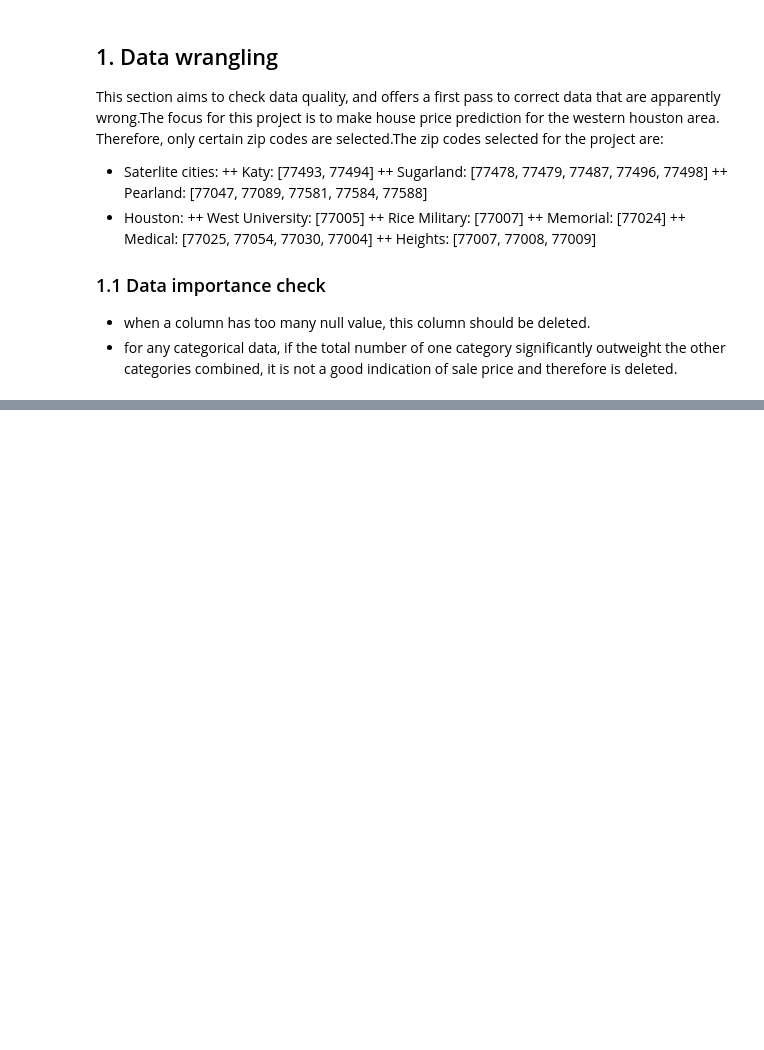
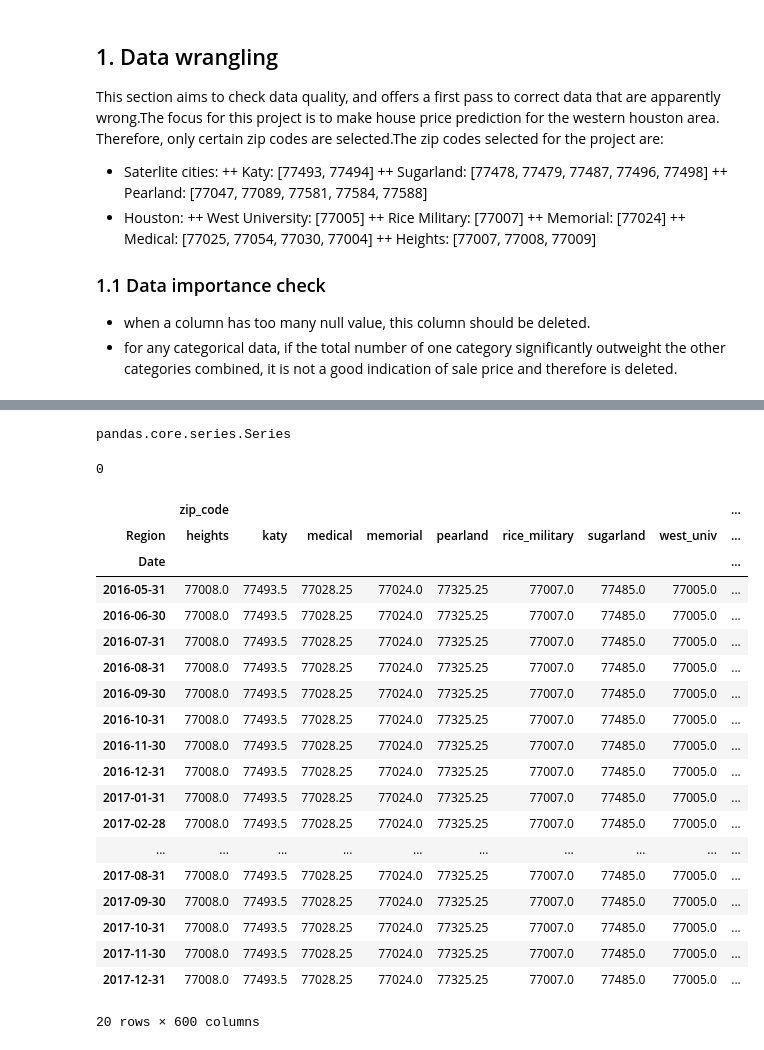
Before and after one commit to cliffrunner/Springboard_Capstone_1, a Jupyter notebook: Capstone_1_predicting_house_price.ipynb, the cells around one changed output, grey strips where cells are left out. Cells and saved outputs as stored; diff of their text form; code cells hidden in the pictures; blank space fills up the shorter version.

```diff
--- a/Capstone_1_predicting_house_price.ipynb
+++ b/Capstone_1_predicting_house_price.ipynb
@@ -113,0 +113,40 @@ plt.show()
+# %%
+# averge values categorized by region and date
+def nan_avg(series):
+    if np.all(np.isnan(series)) == True:
+        return np.nan
+    else:
+        return np.nanmean(series)
+
+df_temp = df_houston.groupby(['Region','Date']).apply(np.nan_avg)
+type(df_temp)
+# %% [output]
+pandas.core.series.Series
+# %%
+df_temp['ZHVIPerSqft_AllHomes'].count()
+# %% [output]
+0
+# %%
+df_temp = df_temp.unstack(level=0)
+df_temp.tail(20)
+# %% [output]
+|  | zip_code |  |  |  |  |  |  |  | ... |
+| Region | heights | katy | medical | memorial | pearland | rice_military | sugarland | west_univ | ... |
+| Date |  |  |  |  |  |  |  |  | ... |
+| 2016-05-31 | 77008.0 | 77493.5 | 77028.25 | 77024.0 | 77325.25 | 77007.0 | 77485.0 | 77005.0 | ... |
+| 2016-06-30 | 77008.0 | 77493.5 | 77028.25 | 77024.0 | 77325.25 | 77007.0 | 77485.0 | 77005.0 | ... |
+| 2016-07-31 | 77008.0 | 77493.5 | 77028.25 | 77024.0 | 77325.25 | 77007.0 | 77485.0 | 77005.0 | ... |
+| 2016-08-31 | 77008.0 | 77493.5 | 77028.25 | 77024.0 | 77325.25 | 77007.0 | 77485.0 | 77005.0 | ... |
+| 2016-09-30 | 77008.0 | 77493.5 | 77028.25 | 77024.0 | 77325.25 | 77007.0 | 77485.0 | 77005.0 | ... |
+| 2016-10-31 | 77008.0 | 77493.5 | 77028.25 | 77024.0 | 77325.25 | 77007.0 | 77485.0 | 77005.0 | ... |
+| 2016-11-30 | 77008.0 | 77493.5 | 77028.25 | 77024.0 | 77325.25 | 77007.0 | 77485.0 | 77005.0 | ... |
+| 2016-12-31 | 77008.0 | 77493.5 | 77028.25 | 77024.0 | 77325.25 | 77007.0 | 77485.0 | 77005.0 | ... |
+| 2017-01-31 | 77008.0 | 77493.5 | 77028.25 | 77024.0 | 77325.25 | 77007.0 | 77485.0 | 77005.0 | ... |
+| 2017-02-28 | 77008.0 | 77493.5 | 77028.25 | 77024.0 | 77325.25 | 77007.0 | 77485.0 | 77005.0 | ... |
+| ... | ... | ... | ... | ... | ... | ... | ... | ... | ... |
+| 2017-08-31 | 77008.0 | 77493.5 | 77028.25 | 77024.0 | 77325.25 | 77007.0 | 77485.0 | 77005.0 | ... |
+| 2017-09-30 | 77008.0 | 77493.5 | 77028.25 | 77024.0 | 77325.25 | 77007.0 | 77485.0 | 77005.0 | ... |
+| 2017-10-31 | 77008.0 | 77493.5 | 77028.25 | 77024.0 | 77325.25 | 77007.0 | 77485.0 | 77005.0 | ... |
+| 2017-11-30 | 77008.0 | 77493.5 | 77028.25 | 77024.0 | 77325.25 | 77007.0 | 77485.0 | 77005.0 | ... |
+| 2017-12-31 | 77008.0 | 77493.5 | 77028.25 | 77024.0 | 77325.25 | 77007.0 | 77485.0 | 77005.0 | ... |
+20 rows × 600 columns
```
Also changed, not shown: parts of 12 cells of this notebook.
